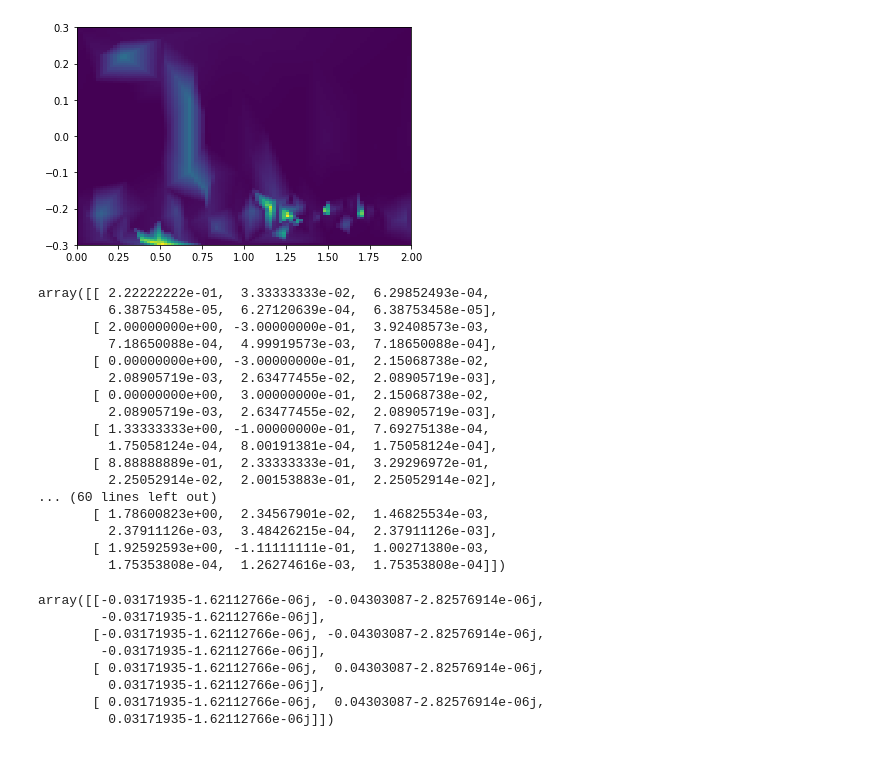
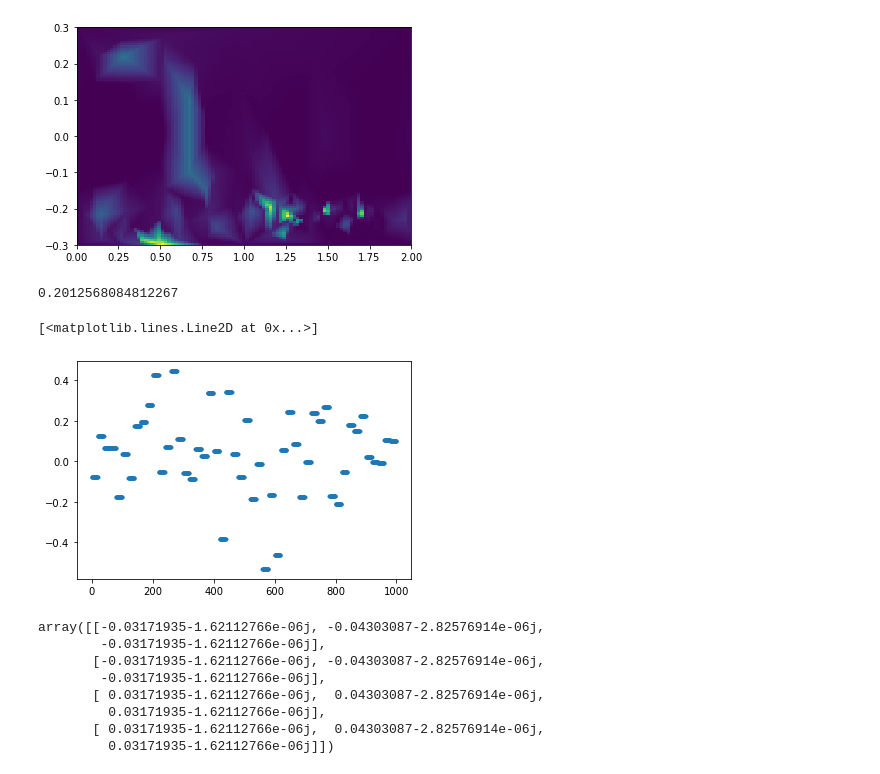
Before and after one commit to hainingpan/nanowire_matlab, a Jupyter notebook: LDOS_dis.ipynb, the cells around one changed output. Cells and saved outputs as stored; diff of their text form; code cells hidden in the pictures.

```diff
--- a/LDOS_dis.ipynb
+++ b/LDOS_dis.ipynb
@@ -117,26 +117,17 @@ plt.pcolormesh(dxx,dyy,dzz)
 [figure]
 # %%
 z0=np.loadtxt('loss1.0m1.0D0.2muVar0.0L50_s.dat')
-# %%
-z0
-# %% [output]
-array([[ 2.22222222e-01,  3.33333333e-02,  6.29852493e-04,
-         6.38753458e-05,  6.27120639e-04,  6.38753458e-05],
-       [ 2.00000000e+00, -3.00000000e-01,  3.92408573e-03,
-         7.18650088e-04,  4.99919573e-03,  7.18650088e-04],
-       [ 0.00000000e+00, -3.00000000e-01,  2.15068738e-02,
-         2.08905719e-03,  2.63477455e-02,  2.08905719e-03],
-       [ 0.00000000e+00,  3.00000000e-01,  2.15068738e-02,
-         2.08905719e-03,  2.63477455e-02,  2.08905719e-03],
-       [ 1.33333333e+00, -1.00000000e-01,  7.69275138e-04,
-         1.75058124e-04,  8.00191381e-04,  1.75058124e-04],
-       [ 8.88888889e-01,  2.33333333e-01,  3.29296972e-01,
-         2.25052914e-02,  2.00153883e-01,  2.25052914e-02],
-... (60 lines left out)
-       [ 1.78600823e+00,  2.34567901e-02,  1.46825534e-03,
-         2.37911126e-03,  3.48426215e-04,  2.37911126e-03],
-       [ 1.92592593e+00, -1.11111111e-01,  1.00271380e-03,
-         1.75353808e-04,  1.26274616e-03,  1.75353808e-04]])
+# %%
+randlist=np.loadtxt('randlist.dat')
+# %%
+randlist.std()
+# %% [output]
+0.2012568084812267
+# %%
+plt.plot(randlist,'.')
+# %% [output]
+[<matplotlib.lines.Line2D at 0x...>]
+[figure, added]
 # %%
 z0=ldosall_dis(1,1,0.2,0,5,0,3,0,1e-3)
 # %%
```
Also changed, not shown: 1 other file.
